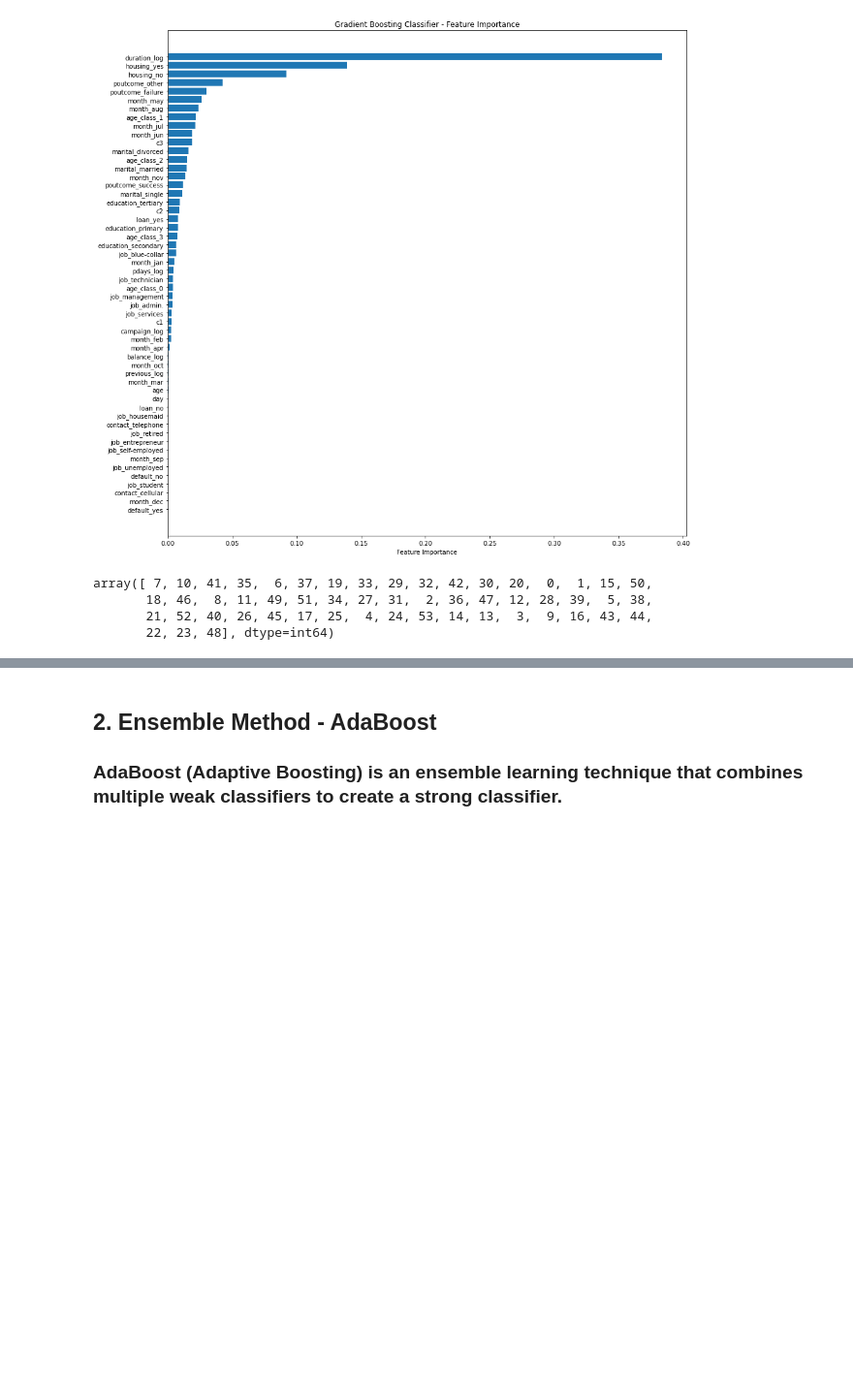
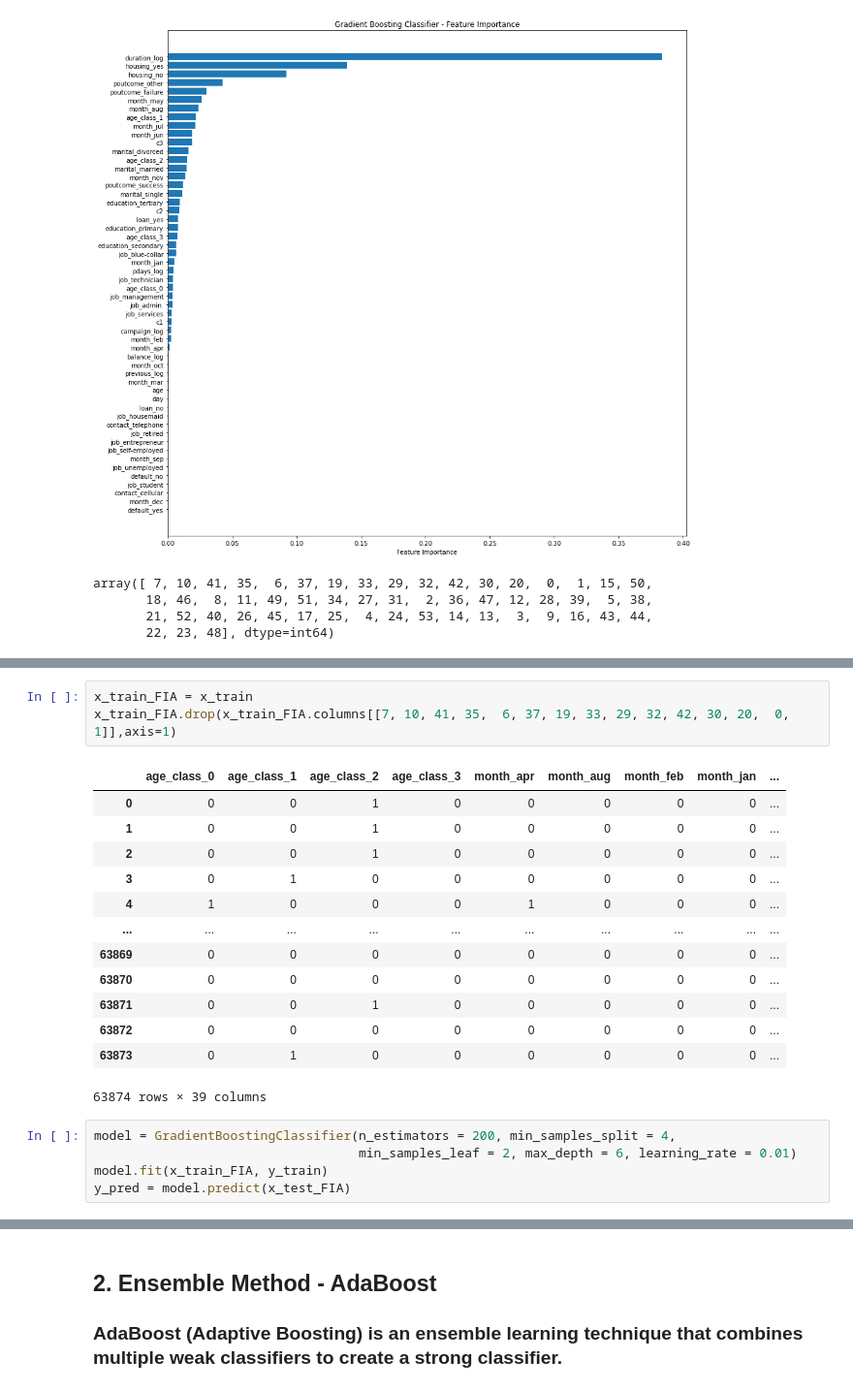
Before and after one commit to SamXu1018/DSA5101-Project, a Jupyter notebook: Ensemble_Method_model_v3.ipynb, the cells around one changed output, grey strips where cells are left out. Shown at 97% size. Cells and saved outputs as stored; diff of their text form; blank space fills up the shorter version.

```diff
--- a/Ensemble_Method_model_v3.ipynb
+++ b/Ensemble_Method_model_v3.ipynb
@@ -169,0 +202,22 @@ array([ 7, 10, 41, 35,  6, 37, 19, 33, 29, 32, 42, 30, 20,  0,  1, 15, 50,
+# %%
+x_train_FIA = x_train
+x_train_FIA.drop(x_train_FIA.columns[[7, 10, 41, 35,  6, 37, 19, 33, 29, 32, 42, 30, 20,  0,  1]],axis=1)
+# %% [output]
+|  | age_class_0 | age_class_1 | age_class_2 | age_class_3 | month_apr | month_aug | month_feb | month_jan | ... |
+| 0 | 0 | 0 | 1 | 0 | 0 | 0 | 0 | 0 | ... |
+| 1 | 0 | 0 | 1 | 0 | 0 | 0 | 0 | 0 | ... |
+| 2 | 0 | 0 | 1 | 0 | 0 | 0 | 0 | 0 | ... |
+| 3 | 0 | 1 | 0 | 0 | 0 | 0 | 0 | 0 | ... |
+| 4 | 1 | 0 | 0 | 0 | 1 | 0 | 0 | 0 | ... |
+| ... | ... | ... | ... | ... | ... | ... | ... | ... | ... |
+| 63869 | 0 | 0 | 0 | 0 | 0 | 0 | 0 | 0 | ... |
+| 63870 | 0 | 0 | 0 | 0 | 0 | 0 | 0 | 0 | ... |
+| 63871 | 0 | 0 | 1 | 0 | 0 | 0 | 0 | 0 | ... |
+| 63872 | 0 | 0 | 0 | 0 | 0 | 0 | 0 | 0 | ... |
+| 63873 | 0 | 1 | 0 | 0 | 0 | 0 | 0 | 0 | ... |
+63874 rows × 39 columns
+# %%
+model = GradientBoostingClassifier(n_estimators = 200, min_samples_split = 4,
+                                   min_samples_leaf = 2, max_depth = 6, learning_rate = 0.01)
+model.fit(x_train_FIA, y_train)
+y_pred = model.predict(x_test_FIA)
```
Also changed, not shown: parts of 5 cells of this notebook.
